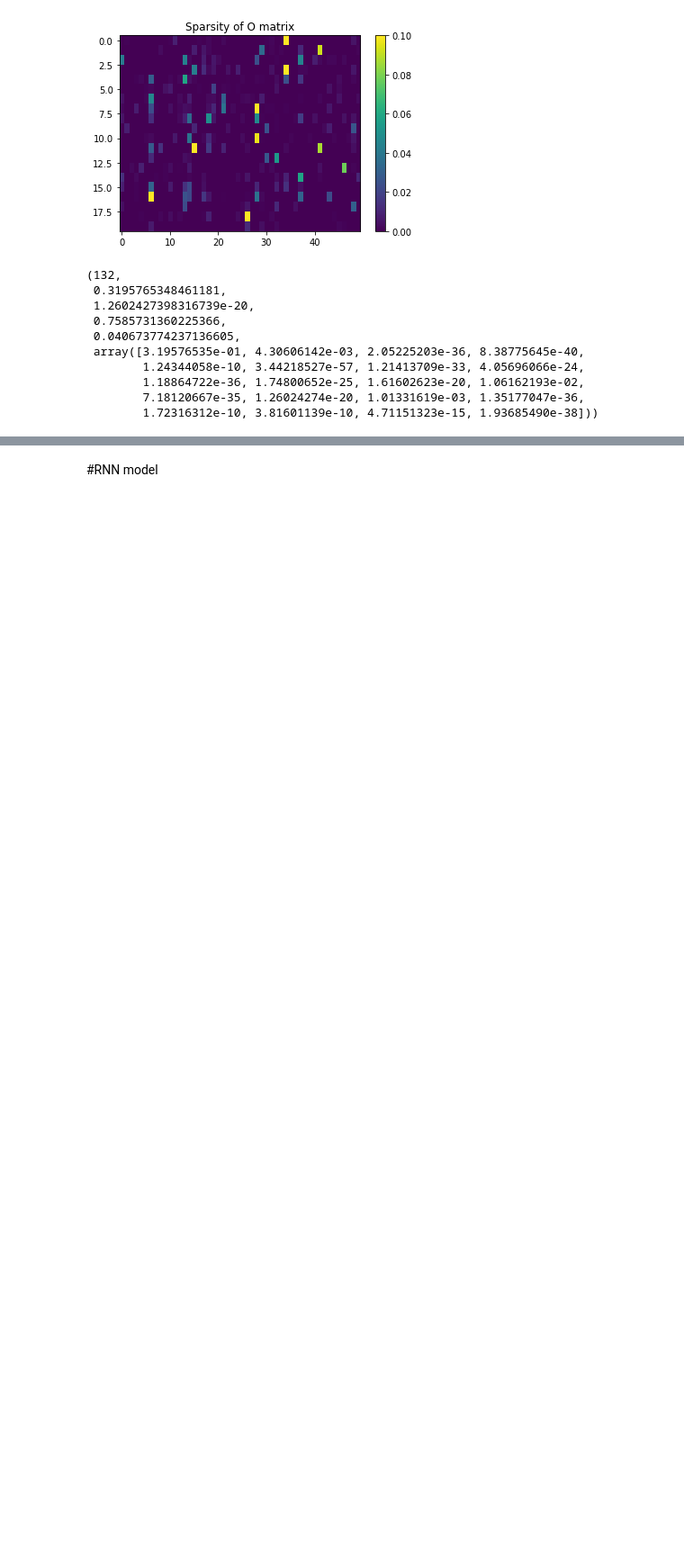
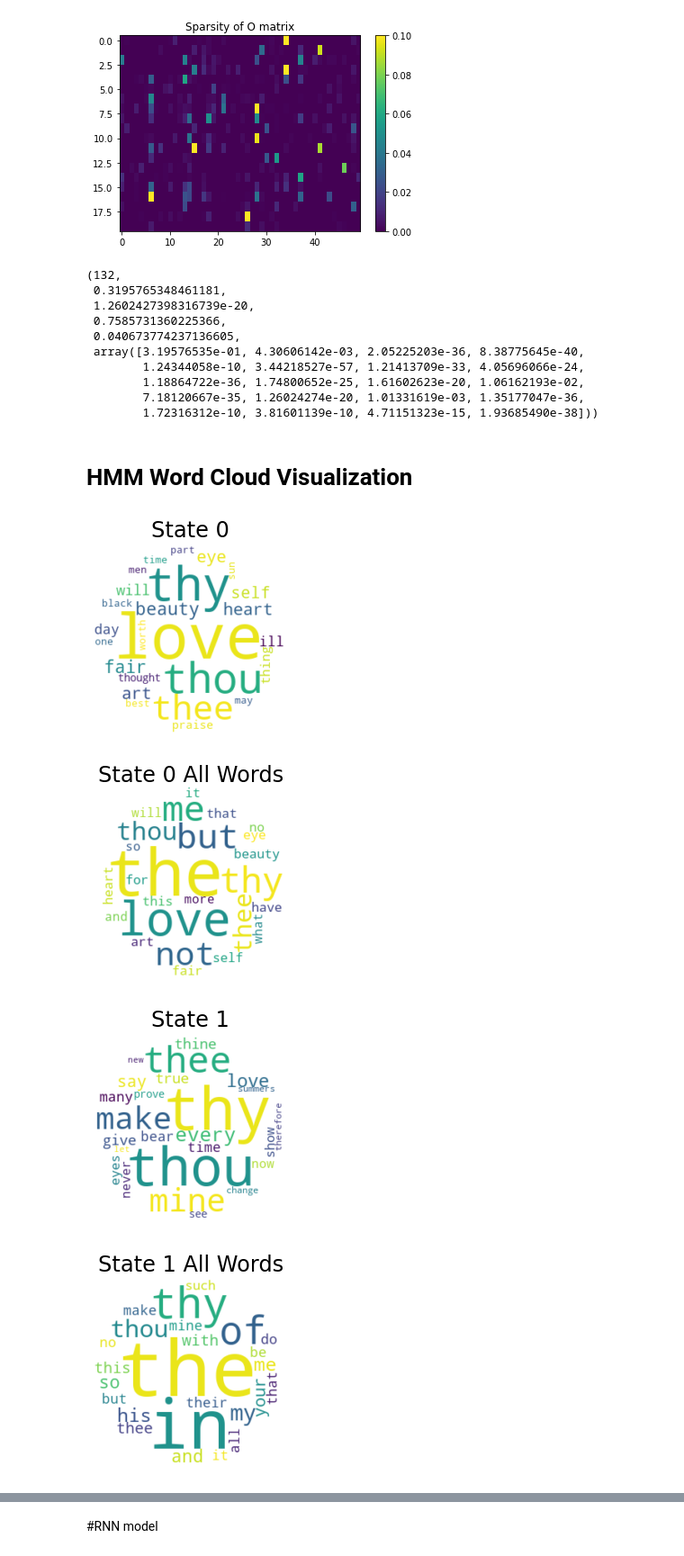
Before and after one commit to treyra/CS155_miniproject3, a Jupyter notebook: Indecision_Trees_Notebook_MiniProject_3.ipynb, the cells around one changed output, grey strips where cells are left out. Shown: that part at 90% size. Cells and saved outputs as stored; diff of their text form; code cells hidden in the pictures; blank space fills up the shorter version.

```diff
--- a/Indecision_Trees_Notebook_MiniProject_3.ipynb
+++ b/Indecision_Trees_Notebook_MiniProject_3.ipynb
@@ -725,14 +726,21 @@ def mask():
 
     return mask
 
-def text_to_wordcloud(text, max_words=50, title='', show=True):
+def text_to_wordcloud(text, max_words=50, title='', show=True, stopwrds = True):
     plt.close('all')
-
+    # modified here to include possible empty set as stop words
     # Generate a wordcloud image.
-    wordcloud = WordCloud(random_state=0,
-                          max_words=max_words,
-                          background_color='white',
-                          mask=mask()).generate(text)
+    if not stopwrds:
+      wordcloud = WordCloud(stopwords = set(),
+                            random_state=0,
+                            max_words=max_words,
+                            background_color='white',
+                            mask=mask()).generate(text)
+    else:
+      wordcloud = WordCloud(random_state=0,
+                            max_words=max_words,
+                            background_color='white',
+                            mask=mask()).generate(text)
 
     # Show the image.
     if show:
@@ -1762,3 +1776,48 @@ rhyme_hmm20.obs_map["my"],rhyme_hmm20.O[0,132],rhyme_hmm20.O[13,132],rhyme_hmm20
         1.18864722e-36, 1.74800652e-25, 1.61602623e-20, 1.06162193e-02,
         7.18120667e-35, 1.26024274e-20, 1.01331619e-03, 1.35177047e-36,
         1.72316312e-10, 3.81601139e-10, 4.71151323e-15, 1.93685490e-38]))
+# %% [markdown]
+# HMM Word Cloud Visualization
+# %%
+from collections import Counter
+def get_top_words(hmm, obs_map, num_words=50, show = True):
+    # Initialize.
+    max_words = num_words
+    M = 100000
+    n_states = len(hmm.A)
+    obs_map_r = obs_map_reverser(obs_map)
+    wordclouds = []
+    wordclouds_all = []
+
+    # Generate a large emission.
+    emission, states = hmm.generate_emission(M)
+
+    # For each state, get a list of observations that have been emitted
+    # from that state.
+    obs_count = []
+    for i in range(n_states):
+        obs_lst = np.array(emission)[np.where(np.array(states) == i)[0]]
+        obs_count.append(obs_lst)
+    # For each state, convert it into a wordcloud.
+    sorted_sentence_all = []
+    for i in range(n_states):
+        obs_lst = obs_count[i]
+        sentence = [obs_map_r[j] for j in obs_lst]
+        sentence_str = ' '.join(sentence)
+        sorted_lst = [key for key, value in Counter(obs_lst).most_common()] #sorted(obs_lst, key = obs_lst.count, reverse=True)
+        sorted_sentence = [obs_map_r[j] for j in sorted_lst]
+        sorted_sentence_all.append(sorted_sentence)
+        # print('State {}, num_words top words:'.format(i))
+        # print(sorted_sentence[:num_words])
+        wordclouds.append(text_to_wordcloud(sentence_str, max_words=max_words, title='State %d' % i, show=show))
+        wordclouds_all.append(text_to_wordcloud(sentence_str, max_words=max_words, title='State %d All Words' % i, show=show, stopwrds= False))
+    for i in range(n_states):
+      print('State {0},{1} top words: {2}'.format(i,num_words,sorted_sentence_all[i][:num_words]))
+    #return wordclouds
+
+get_top_words(hmm5, obs_map, 25)
+# %% [output]
+[figure, added]
+[figure, added]
+[figure, added]
+[figure, added]
```
Also changed, not shown: parts of 29 cells of this notebook.
